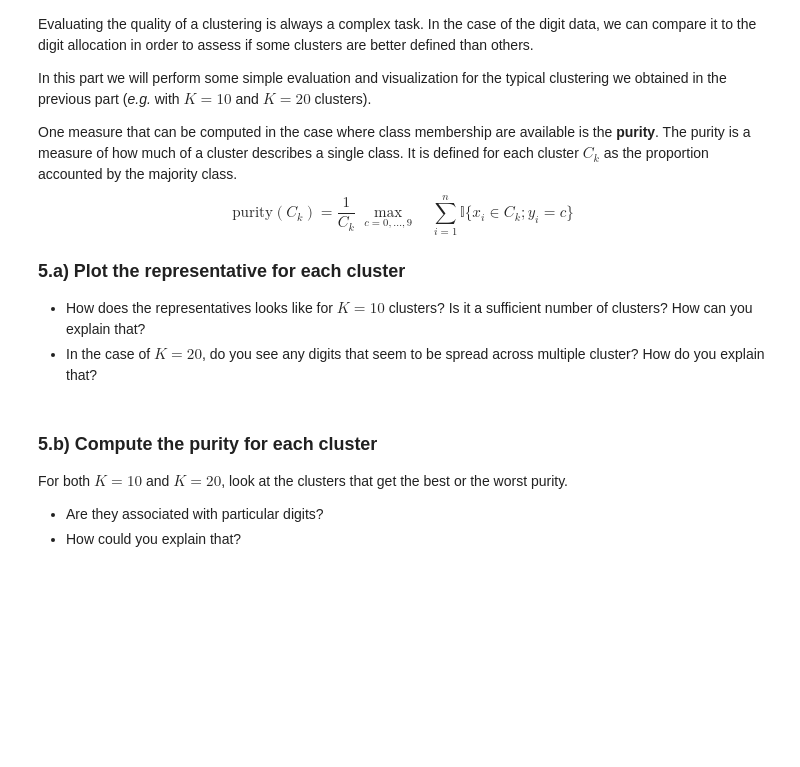
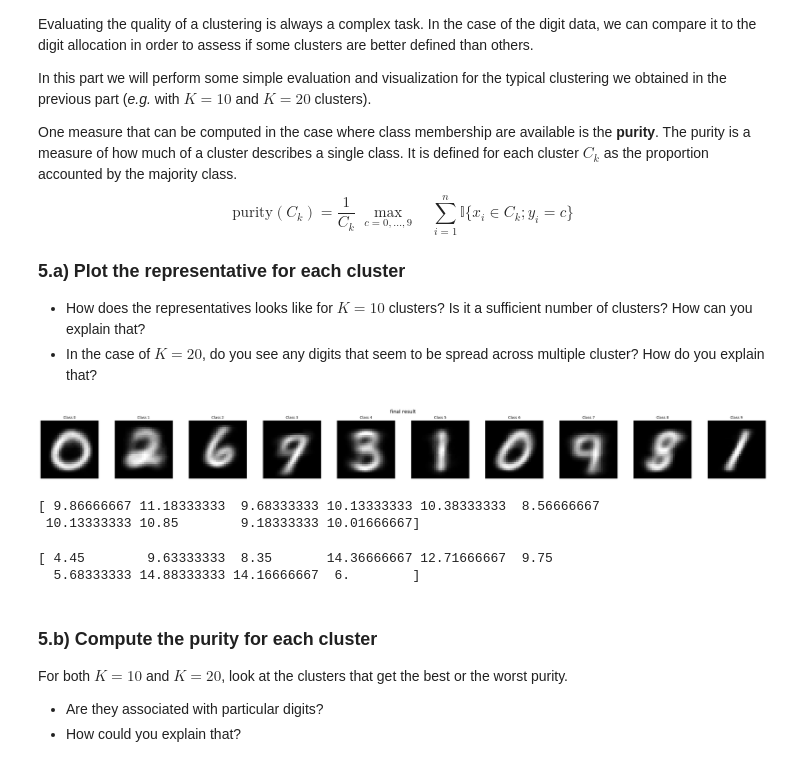
Before and after one commit to Jynns/AppliedPML_GroupA, a Jupyter notebook: assignement-em/Project_Mixture_model2.ipynb, the cells around one changed output. Drawn from its saved outputs; the diff is of its cells as text; code cells hidden in the pictures; blank space fills up the shorter version.

```diff
--- a/assignement-em/Project_Mixture_model2.ipynb
+++ b/assignement-em/Project_Mixture_model2.ipynb
@@ -707,11 +740,45 @@ $$
 ### 5.a) Plot the representative for each cluster
 - How does the representatives looks like for $K=10$ clusters? Is it a sufficient number of clusters? How can you explain that?
 - In the case of $K=20$, do you see any digits that seem to be spread across multiple cluster? How do you explain that?
-# %%
-import random
-
-for k in range(K):
-  ## Plot the representative for each cluster
+# %%
+import random
+
+
+
+
+## Plot the representative for each cluster
+clear_output(wait=True)
+
+num_to_show = min(100, K)   # show up to 3 classes
+fig, axes = plt.subplots(1, num_to_show, figsize=(3*num_to_show, 3))
+
+if num_to_show == 1:
+    axes = [axes]  # ensure iterable
+
+for k in range(num_to_show):
+    ax = axes[k]
+    matrix_k = recover_image_matrix(class_representatives_lst[k], 28)
+    ax.imshow(matrix_k, cmap='gray')
+    ax.axis('off')
+    ax.set_title(f'Class {k}', fontsize=10)
+
+fig.suptitle(f'final result', fontsize=14)
+plt.tight_layout()
+plt.show()
+# %% [output]
+[figure, added]
+# %%
+counts = np.bincount(Y_train[:N])
+print(counts / sum(counts) * 100)
+# %% [output]
+[ 9.86666667 11.18333333  9.68333333 10.13333333 10.38333333  8.56666667
+ 10.13333333 10.85        9.18333333 10.01666667]
+# %%
+counts = np.bincount(assignments)
+print(counts / sum(counts) * 100)
+# %% [output]
+[ 4.45        9.63333333  8.35       14.36666667 12.71666667  9.75
+  5.68333333 14.88333333 14.16666667  6.        ]
 # %% [markdown]
 
 
```
Also changed, not shown: parts of 8 cells of this notebook.
